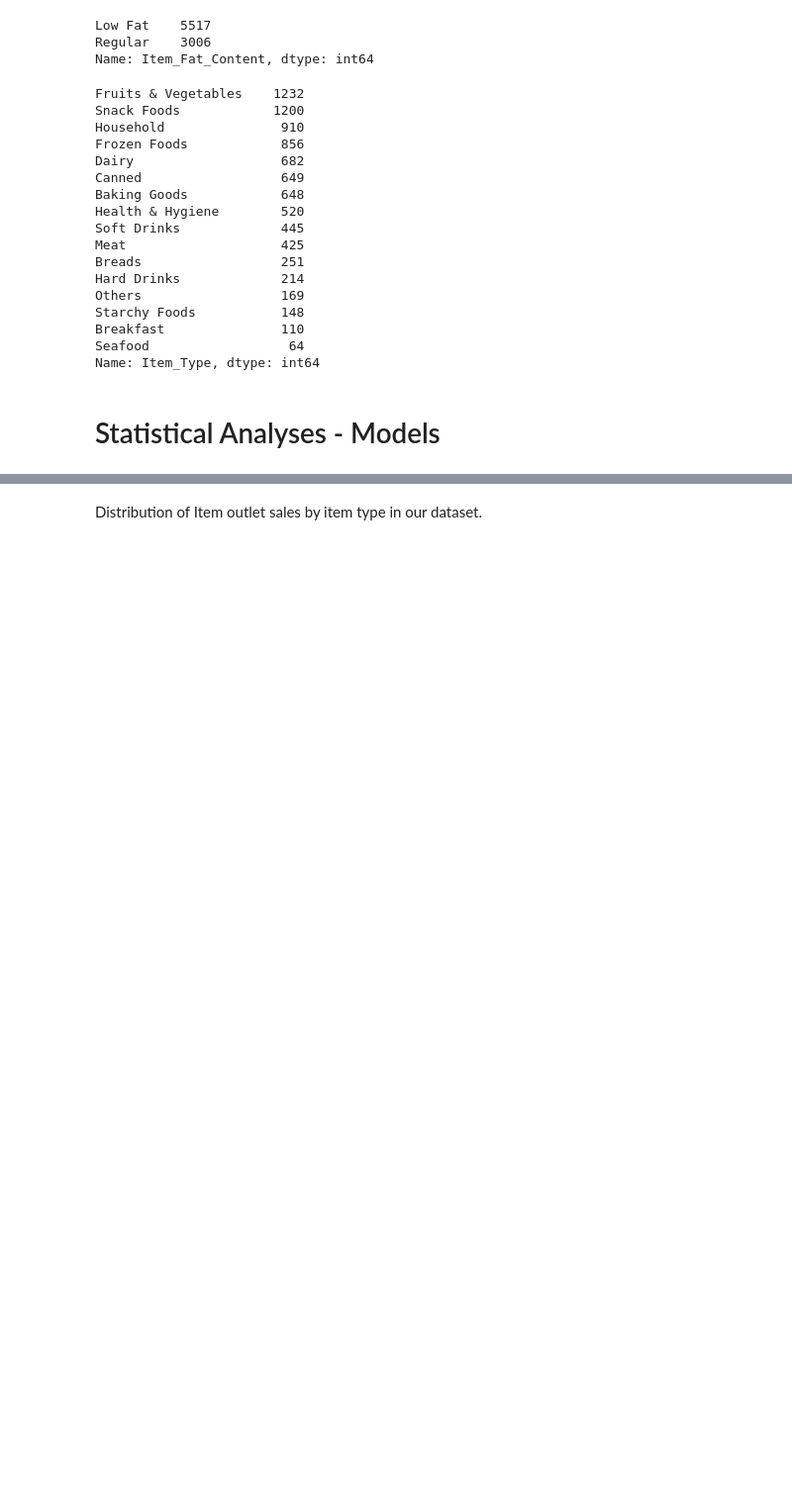
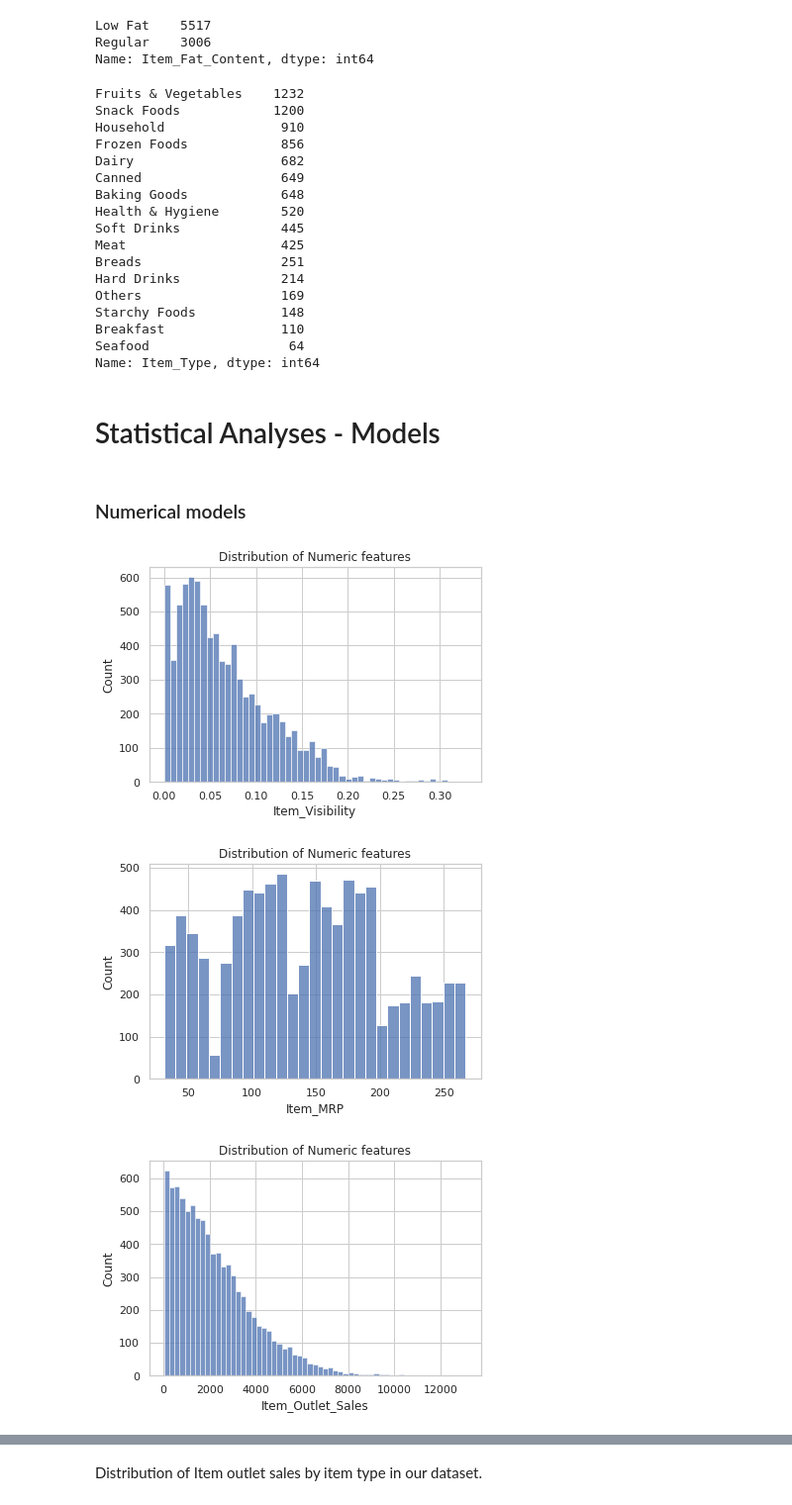
Before and after one commit to jeangarcia77/sales-predictions, a Jupyter notebook: Food_Sales_Predictions.ipynb, the cells around one changed output, grey strips where cells are left out. Shown at 99% size. Cells and saved outputs as stored; diff of their text form; code cells hidden in the pictures; blank space fills up the shorter version.

```diff
--- a/Food_Sales_Predictions.ipynb
+++ b/Food_Sales_Predictions.ipynb
@@ -142,3 +157,19 @@ Seafood                  64
 Name: Item_Type, dtype: int64
 # %% [markdown]
 # Statistical Analyses - Models
+# %%
+# seperate the data into numeric and categorical
+df_num = df[['Item_Visibility','Item_MRP','Item_Outlet_Sales']]
+df_cat = df[['Item_Fat_Content','Outlet_Location_Type','Outlet_Type']]
+
+#'Item_Type',,'Outlet_Identifier' - dropped columns
+# %% [markdown]
+### Numerical models
+# %%
+for i in df_num.columns:
+    sns.histplot(df_num[i]).set_title('Distribution of Numeric features')
+    plt.show()
+# %% [output]
+[figure, added]
+[figure, added]
+[figure, added]
```
Also changed, not shown: parts of 23 cells of this notebook.
